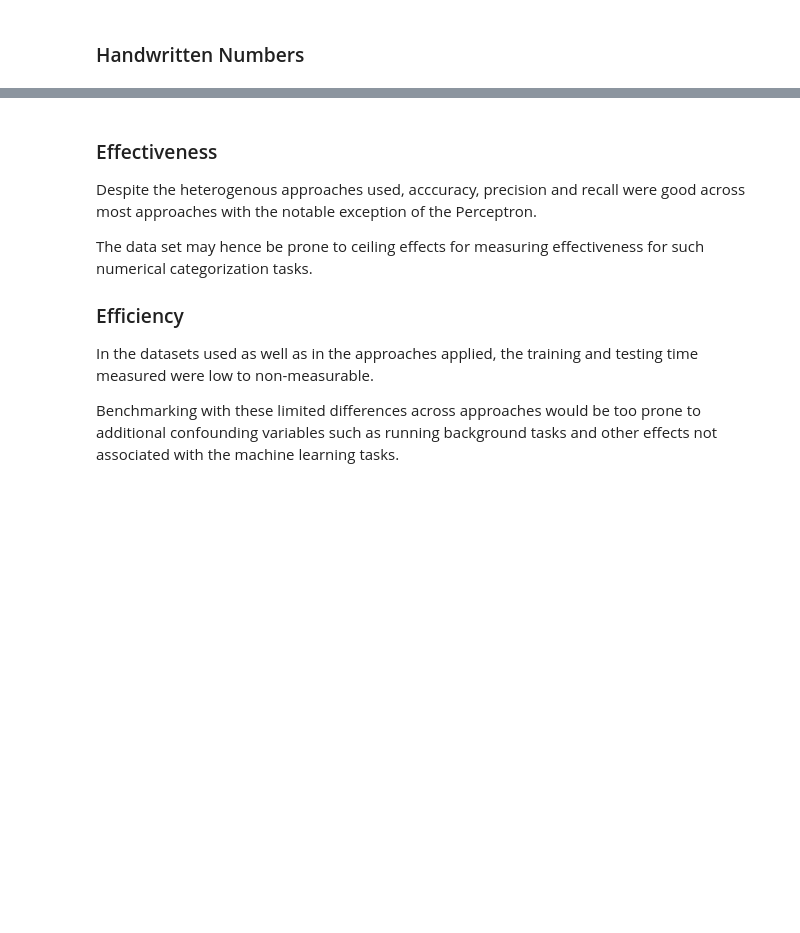
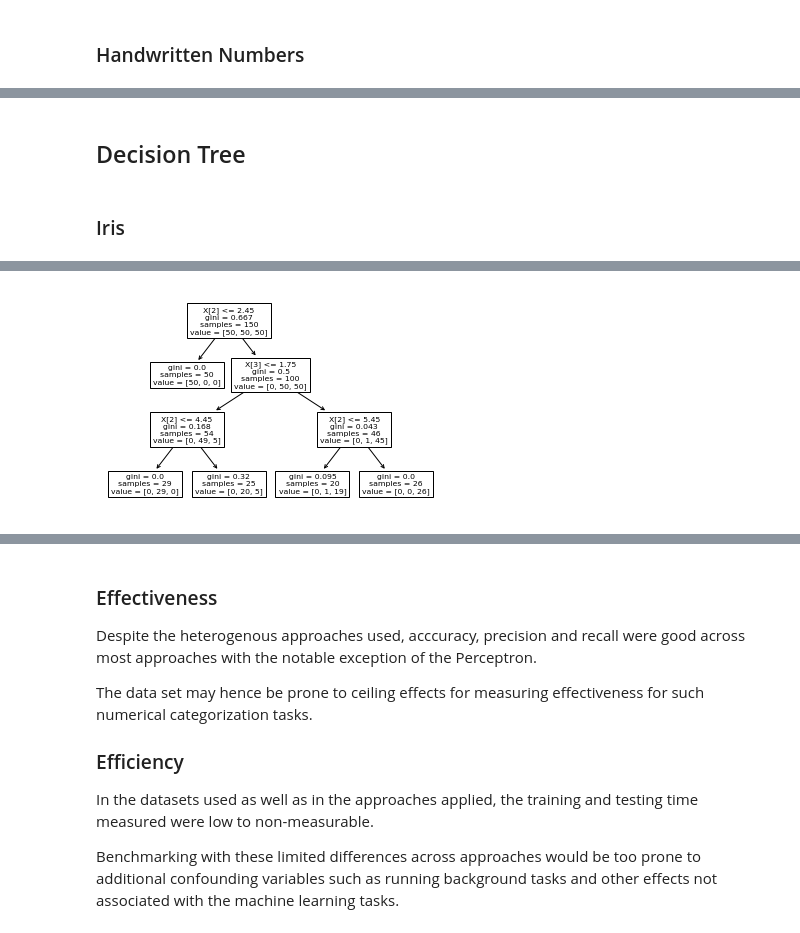
Before and after one commit to kocmana/tw_mle_exercise2, a Jupyter notebook: tw_mle_exercise2.ipynb, the cells around one changed output, grey strips where cells are left out. Cells and saved outputs as stored; diff of their text form; code cells hidden in the pictures; blank space fills up the shorter version.

```diff
--- a/tw_mle_exercise2.ipynb
+++ b/tw_mle_exercise2.ipynb
@@ -53,11 +53,14 @@ Your submission shall contain
 * https://simonhessner.de/why-are-precision-recall-and-f1-score-equal-when-using-micro-averaging-in-a-multi-class-problem/
 # %%
 #General Imports
+import numpy as numpy
 from sklearn.model_selection import train_test_split
 from sklearn import datasets
 from sklearn import metrics
 from sklearn.utils import shuffle
 from sklearn.model_selection import cross_val_score
+from sklearn.model_selection import cross_validate
+from sklearn.model_selection import KFold
 import pandas as pd
 import time
 
@@ -68,10 +71,17 @@ from IPython.display import display
 randomState=24  # change the state with the numeric parts of your matrikelnummer; if you are in a group, use the sume of the numeric parts
                 # se19m024
 averagingApproach = 'macro'
+scoring = ['accuracy', 'precision_macro', 'recall_macro']
 zero_divisionApproach = 0
+number_of_folds = 5
 
 #Overall report
 ml_approaches = ['k-NN', 'bayes', 'perceptron', 'decision tree']
-resultColumns = ['accuracy','precision','recall','time training', 'time testing']
-overall_results_iris = pd.DataFrame(columns=resultColumns, index=ml_approaches)
-overall_results_digits = pd.DataFrame(columns=resultColumns, index=ml_approaches)
+resultColumns = ['dataset','approach','arguments','split','accuracy','precision','recall','time training', 'time testing']
+
+#Helper funcitons
+def parse_k_fold_results(results):
+    return "m: " + str(numpy.average(results)) + " std: " + str(numpy.std(results)) # + " values: " + str(results)
+
+def parse_k_fold_timings(results):
+    return "total: " + str(numpy.sum(results)) + " values: " + str(results)
@@ -848,0 +366,2 @@ display(overall_results_iris)
+# %% [markdown]
+## Decision Tree
@@ -848,0 +448,12 @@ display(overall_results_iris)
+# %% [markdown]
+### Iris
+# %%
+datasetIris = datasets.load_iris();
+classifier = tree.DecisionTreeClassifier(criterion = 'gini',
+                                         max_depth = 10,
+                                         min_samples_leaf = 20,
+                                         splitter = 'best')
+tree.plot_tree(classifier.fit(datasetIris.data, datasetIris.target),max_depth=5)
+display(decision_tree_results_df[(decision_tree_results_df['dataset']=='iris') & (decision_tree_results_df['split']=='holdout')])
+display(decision_tree_results_df[(decision_tree_results_df['dataset']=='iris') & (decision_tree_results_df['split']=='k-fold')])
+# %% [output]
@@ -848,0 +494 @@ display(overall_results_iris)
+[figure, added]
```
Also changed, not shown: parts of 60 cells of this notebook.
